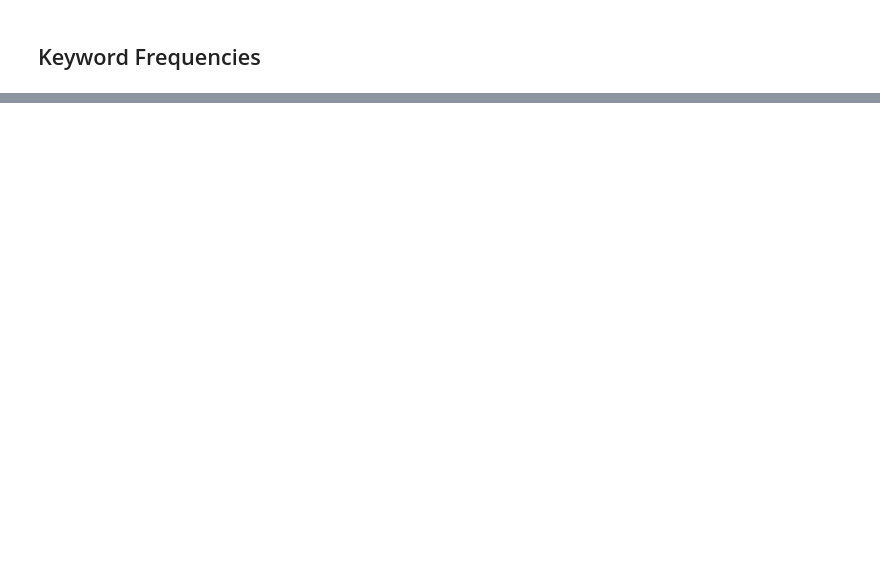
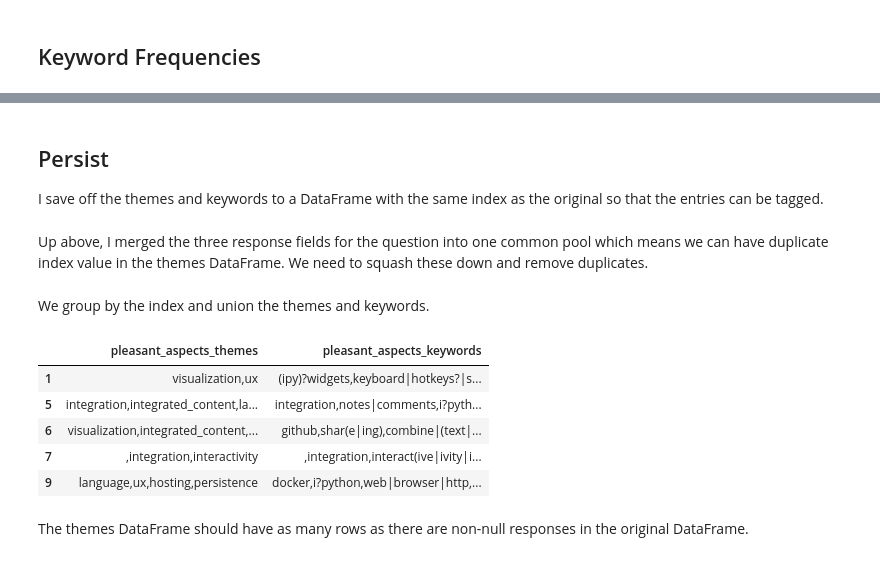
Before and after one commit to jupyter/design, a Jupyter notebook: surveys/2015-notebook-ux/analysis/3e_pleasant_aspects_themes.ipynb, the cells around one changed output, grey strips where cells are left out. Drawn from its saved outputs; the diff is of its cells as text; code cells hidden in the pictures; blank space fills up the shorter version.

```diff
--- a/surveys/2015-notebook-ux/analysis/3e_pleasant_aspects_themes.ipynb
+++ b/surveys/2015-notebook-ux/analysis/3e_pleasant_aspects_themes.ipynb
@@ -262,0 +256,4 @@ _ = ax.set_xlabel('Mentions')
+# %% [markdown]
+## Persist
+
+I save off the themes and keywords to a DataFrame with the same index as the original so that the entries can be tagged.
@@ -262,0 +268,37 @@ _ = ax.set_xlabel('Mentions')
+# %%
+for theme, keywords in themes.items():
+    for keyword in keywords:
+        results = responses.map(lambda text: keywords_or(text, [keyword]))
+        if not results.sum(): continue
+        themes_df.loc[results, column+'_keywords'] += keyword + ','
+# %%
+themes_df[column+'_themes'] = themes_df[column+'_themes'].str.rstrip(',')
+themes_df[column+'_keywords'] = themes_df[column+'_keywords'].str.rstrip(',')
+# %% [markdown]
+Up above, I merged the three response fields for the question into one common pool which means we can have duplicate index value in the themes DataFrame. We need to squash these down and remove duplicates.
+# %%
+def union(group_df):
+    '''Gets the set union of themes and keywords for a given DataFrame.'''
+    themes = group_df[column+'_themes'].str.cat(sep=',')
+    themes = list(set(themes.split(',')))
+    themes = ','.join(themes)
+
+    keywords = group_df[column+'_keywords'].str.cat(sep=',')
+    keywords = list(set(keywords.split(',')))
+    keywords = ','.join(keywords)
+    return pd.Series([themes, keywords], index=[column+'_themes', column+'_keywords'])
+# %% [markdown]
+We group by the index and union the themes and keywords.
+# %%
+themes_df = themes_df.groupby(themes_df.index).apply(union)
+# %%
+themes_df.head()
+# %% [output]
+|  | pleasant_aspects_themes | pleasant_aspects_keywords |
+| 1 | visualization,ux | (ipy)?widgets,keyboard|hotkeys?|s... |
+| 5 | integration,integrated_content,la... | integration,notes|comments,i?pyth... |
+| 6 | visualization,integrated_content,... | github,shar(e|ing),combine|(text|... |
+| 7 | ,integration,interactivity | ,integration,interact(ive|ivity|i... |
+| 9 | language,ux,hosting,persistence | docker,i?python,web|browser|http,... |
+# %% [markdown]
+The themes DataFrame should have as many rows as there are non-null responses in the original DataFrame.
```
Also changed, not shown: parts of 15 cells of this notebook, 3 other files.
